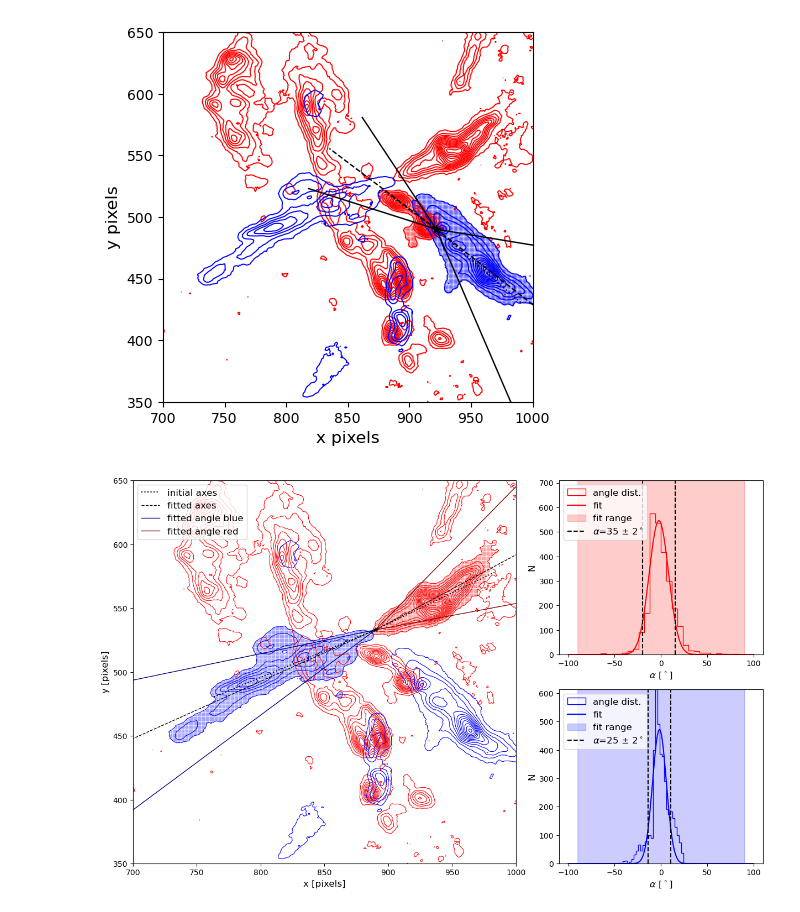
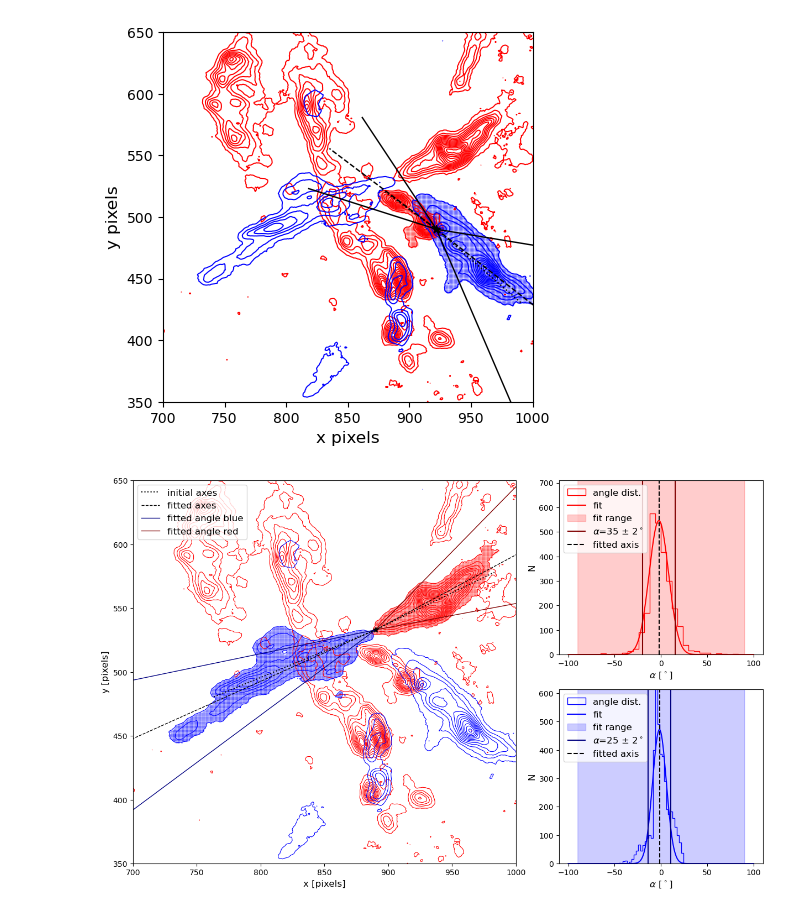
Before and after one commit to femkeballieux/master_project_2, a Jupyter notebook: code/LTERadtrans_RotDiagram_G008.67.ipynb, the cells around one changed output. Cells and saved outputs as stored; diff of their text form; code cells hidden in the pictures.

```diff
--- a/code/LTERadtrans_RotDiagram_G008.67.ipynb
+++ b/code/LTERadtrans_RotDiagram_G008.67.ipynb
@@ -1439,14 +1439,14 @@ gs = gridspec.GridSpec(2, 2, width_ratios=[2, 1], wspace=0.1)  # Make the first
 ax1 = fig.add_subplot(gs[:, 0])
 
 #central protostar
-ax1.scatter(point1_redA[0], point1_redA[1], s=30, color='black', zorder=10, marker='*')
+ax1.scatter(point1_redA[0], point1_redA[1], s=50, color='black', zorder=10, marker='*')
 
 #red
-ax1.scatter(outflow_red_x_maskedA, outflow_red_y_maskedA, s=1, color='red', alpha=0.2)
+ax1.scatter(outflow_red_x_maskedA, outflow_red_y_maskedA, s=1, color='red', alpha=0.2, marker='s')
 ax1.plot([point1_redA[0], point2_redA[0]], [point1_redA[1], point2_redA[1]], color='black', zorder=30, linewidth=1.5, linestyle=':', label='initial axes')
 contours_red=ax1.contour(B6_red_unsmoothed.value, levels=contourlevels_red, colors='red', linewidths=0.8) #Only place we use unclipped M0 maps
 
-ax1.scatter(outflow_blue_x_maskedA, outflow_blue_y_maskedA, s=1, color='blue', alpha=0.2)
+ax1.scatter(outflow_blue_x_maskedA, outflow_blue_y_maskedA, s=1, color='blue', alpha=0.2, marker='s')
 ax1.plot([point1_blueA[0], point2_blueA[0]], [point1_blueA[1], point2_blueA[1]], color='black', zorder=30, linewidth=1.5, linestyle=':')
 contours_blue=ax1.contour(B6_blue_unsmoothed.value, levels=contourlevels_blue, colors='blue', linewidths=0.8) #Only place we use unclipped M0 maps
 
@@ -1456,38 +1456,40 @@ ax1.set_xlabel('x [pixels]')
 ax1.set_ylabel('y [pixels]')
 ax1.set_aspect('equal')
 ax1.plot([point1_blueA[0], point1_blueA[0] + new_axis_blueA[0]], [point1_blueA[1], point1_blueA[1] + new_axis_blueA[1]], color='black', linestyle='--', linewidth=1, label='fitted axes')
 ax1.plot([point1_blueA[0], point1_blueA[0] + upper_angle_blueA[0]], [point1_blueA[1], point1_blueA[1] + upper_angle_blueA[1]], color='navy', linestyle='-', linewidth=1, label='fitted angle blue')
 ax1.plot([point1_blueA[0], point1_blueA[0] + lower_angle_blueA[0]], [point1_blueA[1], point1_blueA[1] + lower_angle_blueA[1]], color='navy', linestyle='-', linewidth=1)
 ax1.plot([point1_redA[0], point1_redA[0] + new_axis_redA[0]], [point1_redA[1], point1_redA[1] + new_axis_redA[1]], color='black', linestyle='--', linewidth=1)
 ax1.plot([point1_redA[0], point1_redA[0] + upper_angle_redA[0]], [point1_redA[1], point1_redA[1] + upper_angle_redA[1]], color='maroon', linestyle='-', linewidth=1, label='fitted angle red')
 ax1.plot([point1_redA[0], point1_redA[0] + lower_angle_redA[0]], [point1_redA[1], point1_redA[1] + lower_angle_redA[1]], color='maroon', linestyle='-', linewidth=1)
 ax1.legend()
 
 # Plot the histogram of the data
 ax2 = fig.add_subplot(gs[0, 1])
 ax2.hist(signed_angles_degrees_redA, bins=bins_redA, color = 'red', histtype = 'step', label='angle dist.')
 ax2.plot(x_plot, gaussian(x_plot, popt_redA[0], popt_redA[1], popt_redA[2]), label='fit', color='red')
 ax2.fill_betweenx(y_plot_redA, red_minA, red_maxA, color='red', alpha=0.2, label='fit range')
-ax2.vlines(mu_redA-0.5*fwqm_redA, 0, 1.3*a_redA, color='black', linestyle='--', label=fr'$ \alpha$={fwqm_redA:.0f} $\pm$ {e_fwqm_redA:.0f}$^\circ$')
-ax2.vlines(mu_redA+0.5*fwqm_redA, 0, 1.3*a_redA, color='black', linestyle='--')
+ax2.vlines(mu_redA-0.5*fwqm_redA, 0, 1.3*a_redA, color='maroon', linestyle='-', label=fr'$ \alpha$={fwqm_redA:.0f} $\pm$ {e_fwqm_redA:.0f}$^\circ$')
+ax2.vlines(mu_redA+0.5*fwqm_redA, 0, 1.3*a_redA, color='maroon', linestyle='-')
+ax2.vlines(mu_redA,0,1.3*a_redA, color='black', linestyle='--', label='fitted axis')
 ax2.legend(loc='upper left')
 ax2.set_xlabel(r'$\alpha$ [$^\circ$]')
 ax2.set_ylabel('N')
 ax2.set_ylim(0,a_redA*1.3)
 
 ax3 = fig.add_subplot(gs[1, 1])
 ax3.hist(signed_angles_degrees_blueA, bins=bins_blueA, color = 'blue', histtype = 'step', label='angle dist.')
 ax3.plot(x_plot, gaussian(x_plot, popt_blueA[0], popt_blueA[1], popt_blueA[2]), label='fit', color='blue')
 ax3.fill_betweenx(y_plot_blueA, blue_minA, blue_maxA, color='blue', alpha=0.2, label='fit range')
-ax3.vlines(mu_blueA-0.5*fwqm_blueA, 0, 1.3*a_blueA, color='black', linestyle='--', label=fr'$\alpha$={fwqm_blueA:.0f} $\pm$ {e_fwqm_blueA:.0f}$^\circ$')
-ax3.vlines(mu_blueA+0.5*fwqm_blueA, 0, 1.3*a_blueA, color='black', linestyle='--')
+ax3.vlines(mu_blueA-0.5*fwqm_blueA, 0, 1.3*a_blueA, color='navy', linestyle='-', label=fr'$\alpha$={fwqm_blueA:.0f} $\pm$ {e_fwqm_blueA:.0f}$^\circ$')
+ax3.vlines(mu_blueA+0.5*fwqm_blueA, 0, 1.3*a_blueA, color='navy', linestyle='-')
+ax3.vlines(mu_blueA,0,1.3*a_blueA, color='black', linestyle='--', label='fitted axis')
 ax3.legend(loc='upper left')
 ax3.set_xlabel(r'$\alpha$ [$^\circ$]')
 ax3.set_ylabel('N')
 ax3.set_ylim(0,a_blueA*1.3)
 plt.savefig(fname=path+'plots/angle_overview_'+source_name+'_A.pdf', bbox_inches='tight' )
 # %% [output]
-[figure, old version]
+[figure, new version]
 # %%
 # Create the figure
 fig = plt.figure(figsize=(15, 9))  # adjust figsize as needed
```
Also changed, not shown: parts of 1 cell of this notebook, 8 other files.
